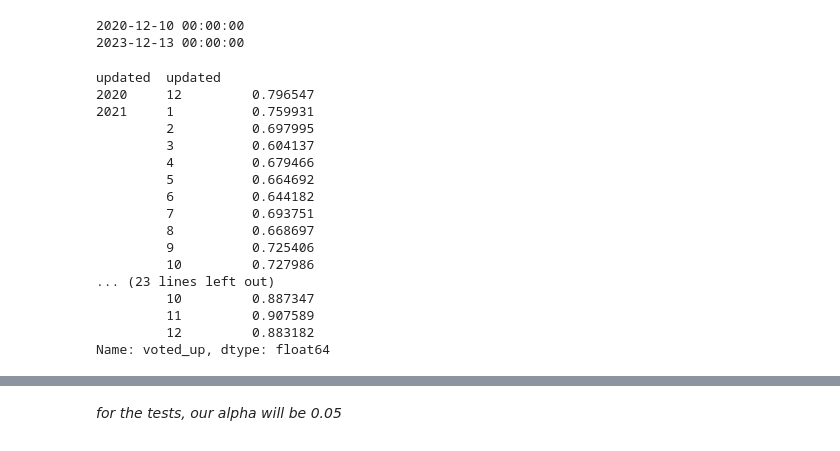
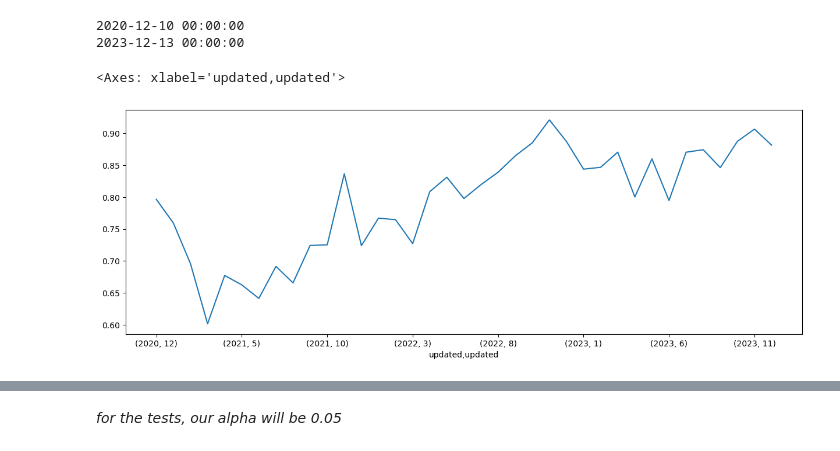
Before and after one commit to Loldude0/CMSC320-cyberpunk, a Jupyter notebook: exploration.ipynb, the cells around one changed output, grey strips where cells are left out. Cells and saved outputs as stored; diff of their text form; code cells hidden in the pictures.

```diff
--- a/exploration.ipynb
+++ b/exploration.ipynb
@@ -56,22 +61,7 @@ print(df["updated"].max())
 2023-12-13 00:00:00
 # %%
 upvote_rate = df.groupby([df['updated'].dt.year, df['updated'].dt.month])["voted_up"].mean()
-upvote_rate
+upvote_rate.plot(kind="line", figsize=(15, 5))
 # %% [output]
-updated  updated
-2020     12         0.796547
-2021     1          0.759931
-         2          0.697995
-         3          0.604137
-         4          0.679466
-         5          0.664692
-         6          0.644182
-         7          0.693751
-         8          0.668697
-         9          0.725406
-         10         0.727986
-... (23 lines left out)
-         10         0.887347
-         11         0.907589
-         12         0.883182
-Name: voted_up, dtype: float64
+<Axes: xlabel='updated,updated'>
+[figure, added]
```
Also changed, not shown: parts of 14 cells of this notebook.
